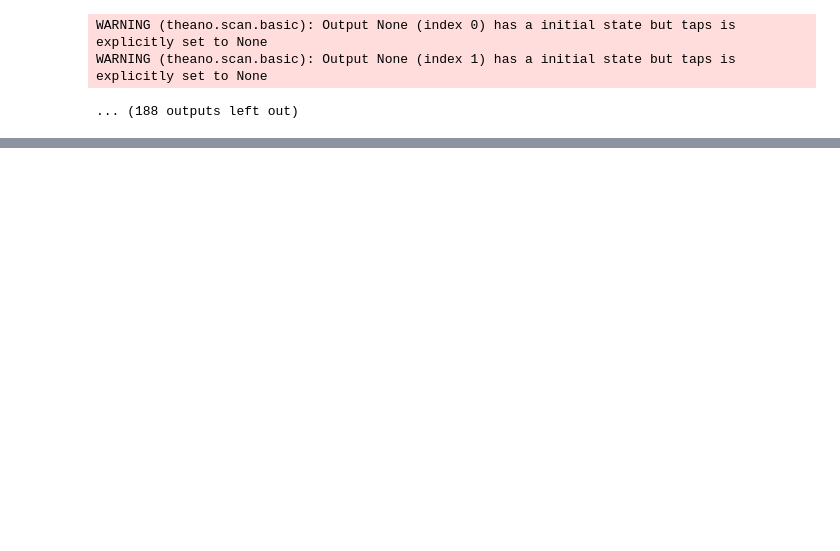
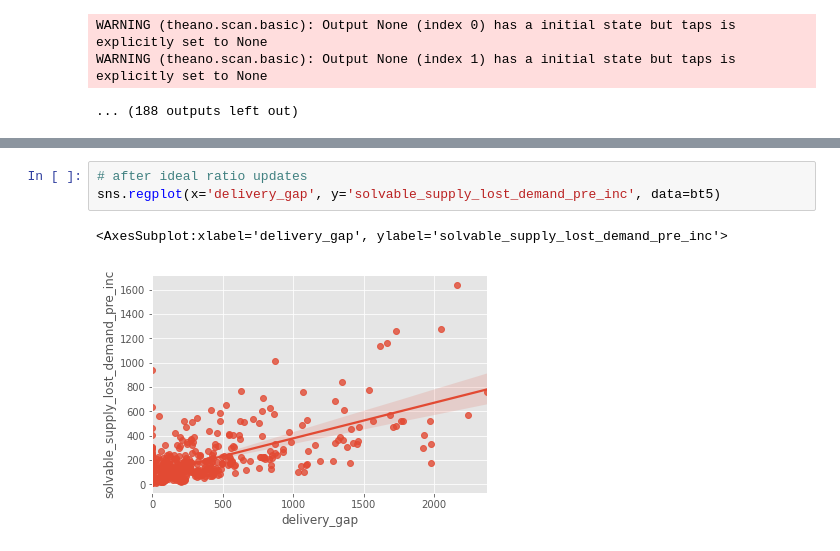
Before and after one commit to soreasy/bayesian_hierarchical_models, a Jupyter notebook: Zone-Day Gaps v2 - Backtest Final.ipynb, the cells around one changed output, grey strips where cells are left out. Drawn from its saved outputs; the diff is of its cells as text; blank space fills up the shorter version.

```diff
--- a/Zone-Day Gaps v2 - Backtest Final.ipynb
+++ b/Zone-Day Gaps v2 - Backtest Final.ipynb
@@ -320,0 +614,6 @@ daily_dist = lore.io.snowflake.dataframe(q, f_date=latest_f_date)
+# %%
+# after ideal ratio updates
+sns.regplot(x='delivery_gap', y='solvable_supply_lost_demand_pre_inc', data=bt5)
+# %% [output]
+<AxesSubplot:xlabel='delivery_gap', ylabel='solvable_supply_lost_demand_pre_inc'>
+[figure, added]
```
Also changed, not shown: parts of 99 cells of this notebook, 2 other files.
